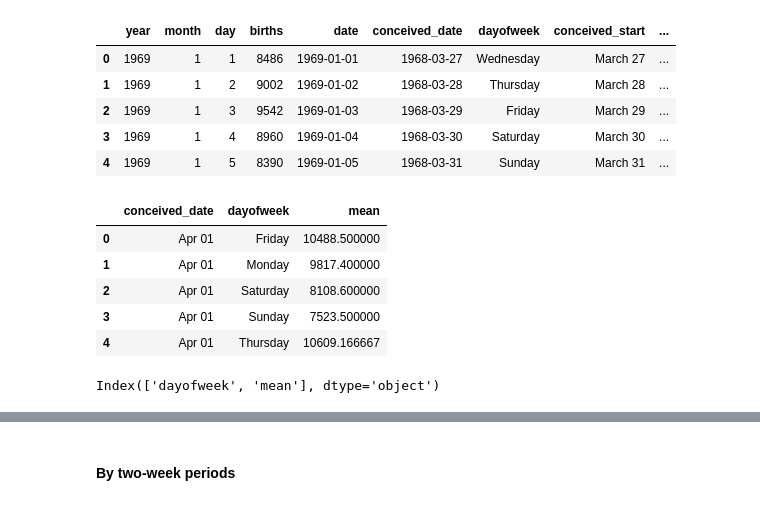
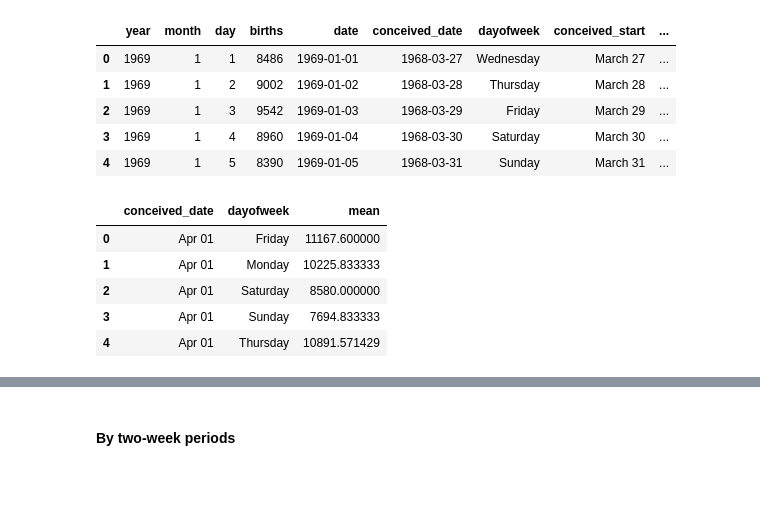
Before and after one commit to taidnguyen/us-birthdays, a Jupyter notebook: main.ipynb, the cells around one changed output, grey strips where cells are left out. Cells and saved outputs as stored; diff of their text form; code cells hidden in the pictures.

```diff
--- a/main.ipynb
+++ b/main.ipynb
@@ -135,21 +135,16 @@ birth_df.head()
 | 4 | 1969 | 1 | 5 | 8390 | 1969-01-05 | 1968-03-31 | Sunday | March 31 | ... |
 # %%
 # Group by
-birth_df['conceived_date'] = [datetime.datetime(2012, month, day).strftime('%b %d')
-                              for (month, day) in zip(birth_df['month'], birth_df['day'])] #leap year
+birth_df['conceived_date'] = birth_df['conceived_date'].dt.strftime('%b %d')
 data = birth_df.groupby(['conceived_date', 'dayofweek'])['births'].mean().reset_index(name='mean')
 data.head()
 # %% [output]
 |  | conceived_date | dayofweek | mean |
-| 0 | Apr 01 | Friday | 10488.500000 |
-| 1 | Apr 01 | Monday | 9817.400000 |
-| 2 | Apr 01 | Saturday | 8108.600000 |
-| 3 | Apr 01 | Sunday | 7523.500000 |
-| 4 | Apr 01 | Thursday | 10609.166667 |
+| 0 | Apr 01 | Friday | 11167.600000 |
+| 1 | Apr 01 | Monday | 10225.833333 |
+| 2 | Apr 01 | Saturday | 8580.000000 |
+| 3 | Apr 01 | Sunday | 7694.833333 |
+| 4 | Apr 01 | Thursday | 10891.571429 |
-# %%
-data.columns
-# %% [output]
-Index(['dayofweek', 'mean'], dtype='object')
 # %%
 # Get dummies
 for col in ['dayofweek', 'conceived_date']:
```
Also changed, not shown: parts of 5 cells of this notebook.
